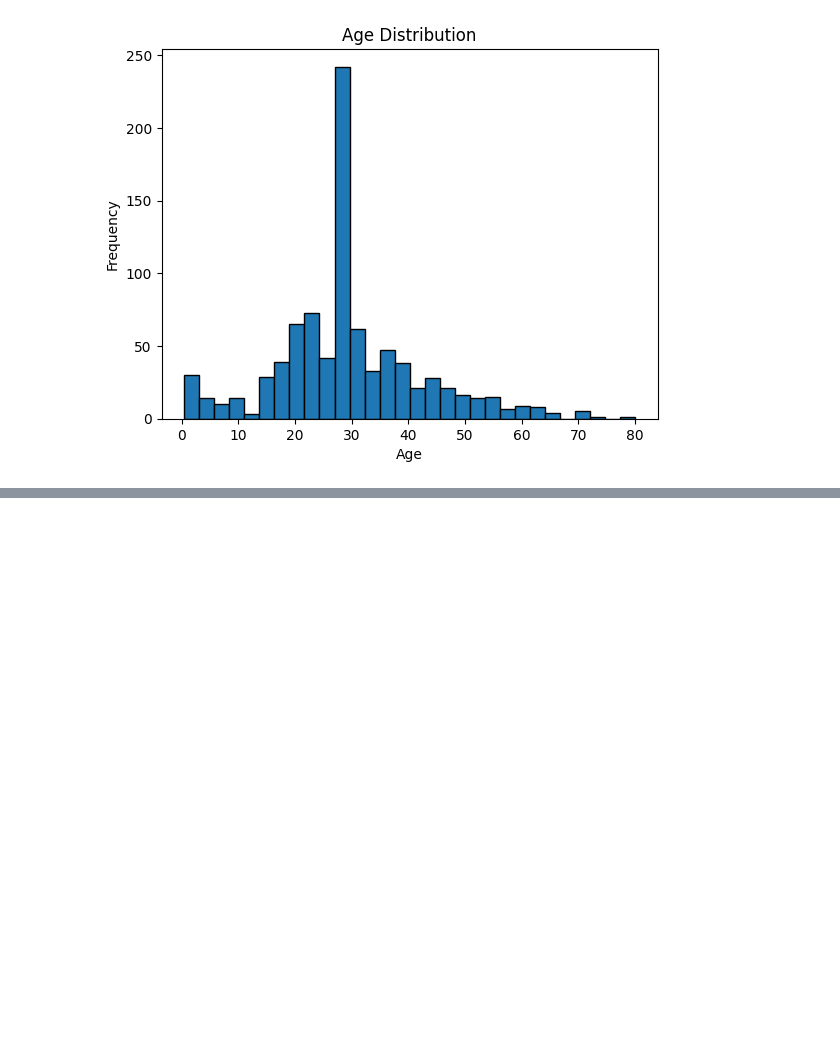
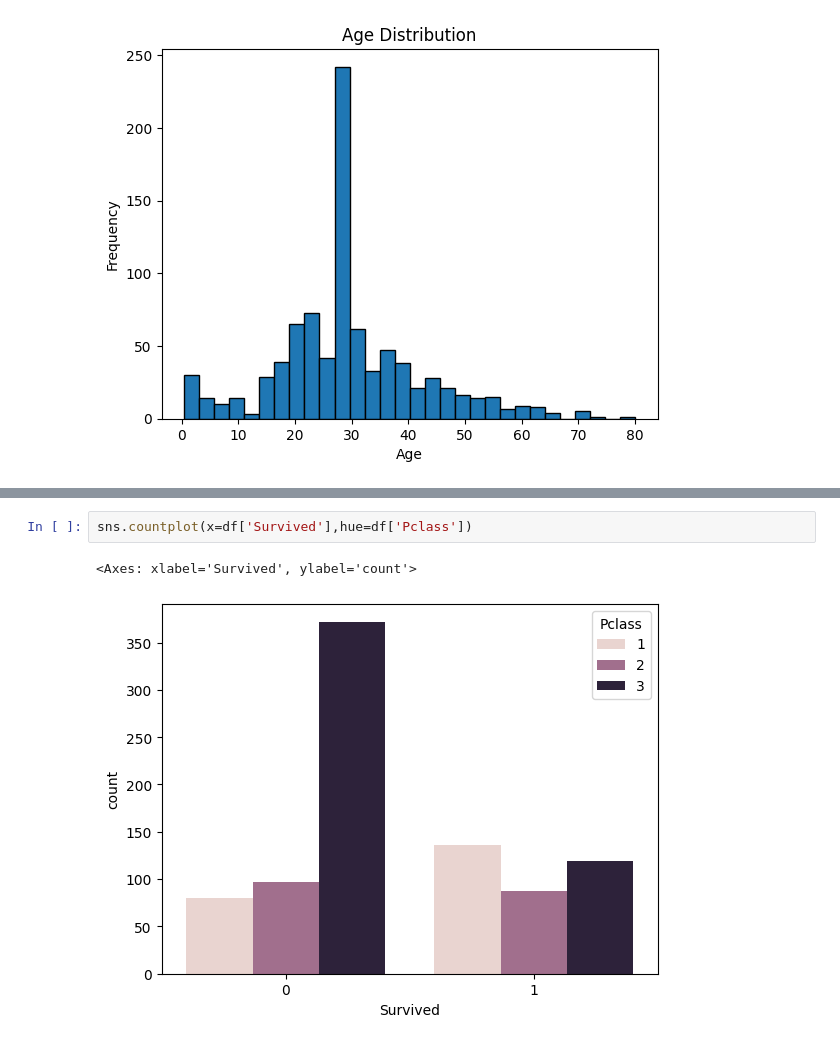
Before and after one commit to GarimaVarshney-06/CodSoft_, a Jupyter notebook: Titanic/titanic.ipynb, the cells around one changed output, grey strips where cells are left out. Saved outputs shown, nothing was run; the diff lists cells and outputs as text; blank space fills up the shorter version.

```diff
--- a/Titanic/titanic.ipynb
+++ b/Titanic/titanic.ipynb
@@ -103,0 +123,5 @@ plt.show()
+# %%
+sns.countplot(x=df['Survived'],hue=df['Pclass'])
+# %% [output]
+<Axes: xlabel='Survived', ylabel='count'>
+[figure, added]
```
Also changed, not shown: parts of 17 cells of this notebook.
